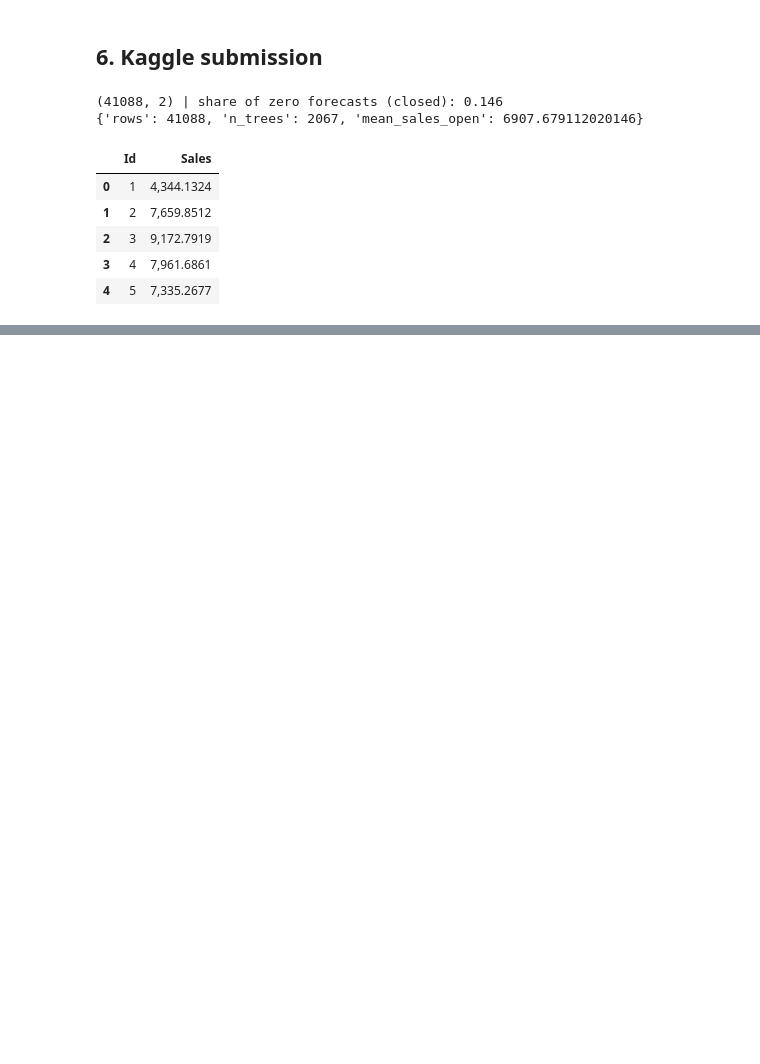
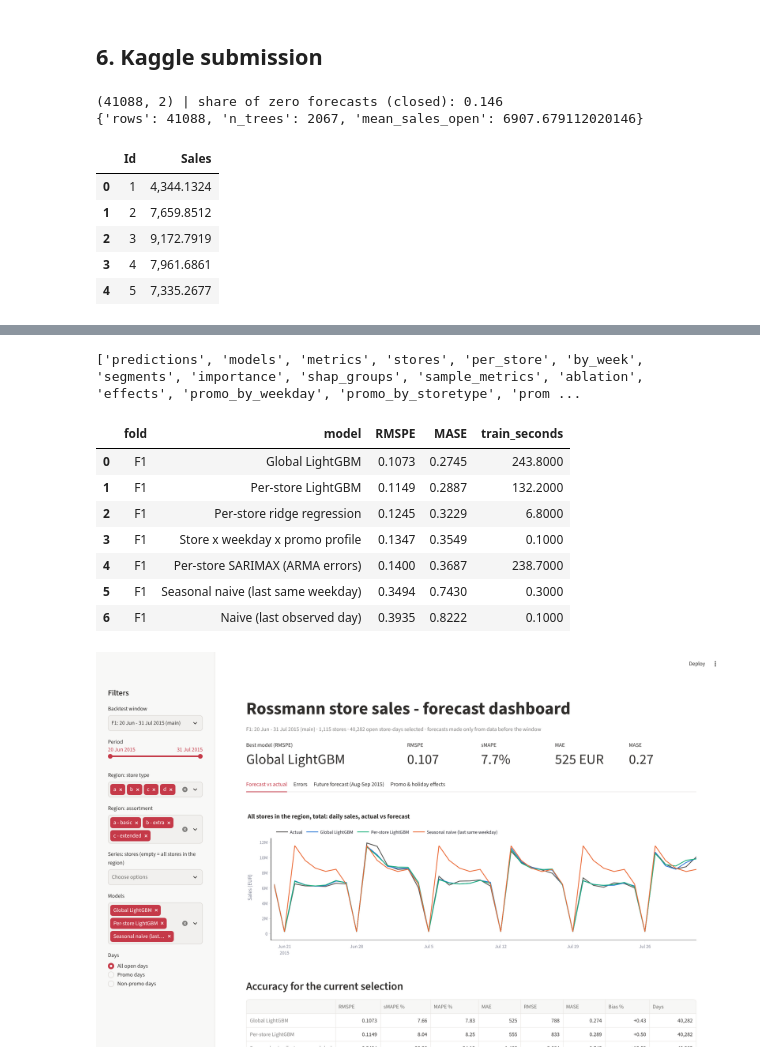
Before and after one commit to K4n4y3/rossmann-sales-forecasting, a Jupyter notebook: notebooks/02_forecasting_models.ipynb, the cells around one changed output, grey strips where cells are left out. Saved outputs shown, nothing was run; the diff lists cells and outputs as text; code cells hidden in the pictures; blank space fills up the shorter version.

```diff
--- a/notebooks/02_forecasting_models.ipynb
+++ b/notebooks/02_forecasting_models.ipynb
@@ -292 +328,18 @@ sub.head()
+# %%
+import sqlite3
+with sqlite3.connect(config.OUT_DIR / "rossmann_results.sqlite") as con:
+    print(pd.read_sql("SELECT name FROM sqlite_master WHERE type='table'", con)["name"].tolist())
+    display(pd.read_sql("SELECT fold, model, RMSPE, MASE, train_seconds FROM metrics WHERE fold = 'F1' ORDER BY RMSPE", con))
+display(Image(FIG_DIR / "dashboard_forecast.png", width=900))
+# %% [output]
+['predictions', 'models', 'metrics', 'stores', 'per_store', 'by_week', 'segments', 'importance', 'shap_groups', 'sample_metrics', 'ablation', 'effects', 'promo_by_weekday', 'promo_by_storetype', 'prom ...
+|  | fold | model | RMSPE | MASE | train_seconds |
+| 0 | F1 | Global LightGBM | 0.1073 | 0.2745 | 243.8000 |
+| 1 | F1 | Per-store LightGBM | 0.1149 | 0.2887 | 132.2000 |
+| 2 | F1 | Per-store ridge regression | 0.1245 | 0.3229 | 6.8000 |
+| 3 | F1 | Store x weekday x promo profile | 0.1347 | 0.3549 | 0.1000 |
+| 4 | F1 | Per-store SARIMAX (ARMA errors) | 0.1400 | 0.3687 | 238.7000 |
+| 5 | F1 | Seasonal naive (last same weekday) | 0.3494 | 0.7430 | 0.3000 |
+| 6 | F1 | Naive (last observed day) | 0.3935 | 0.8222 | 0.1000 |
+[figure, added]
 # %% [markdown]
```
Also changed, not shown: parts of 10 cells of this notebook, 25 other files.
